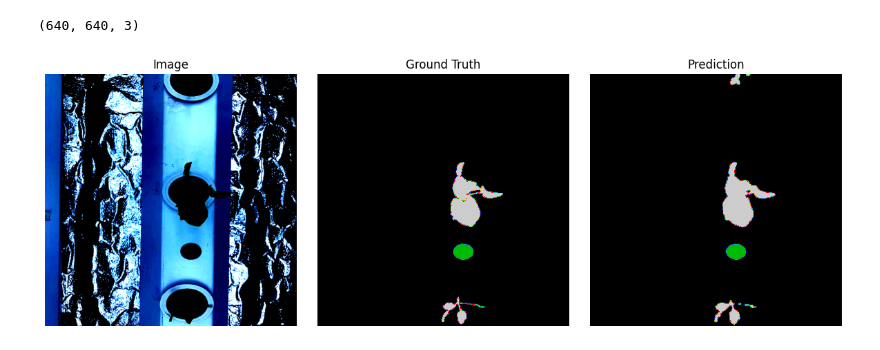
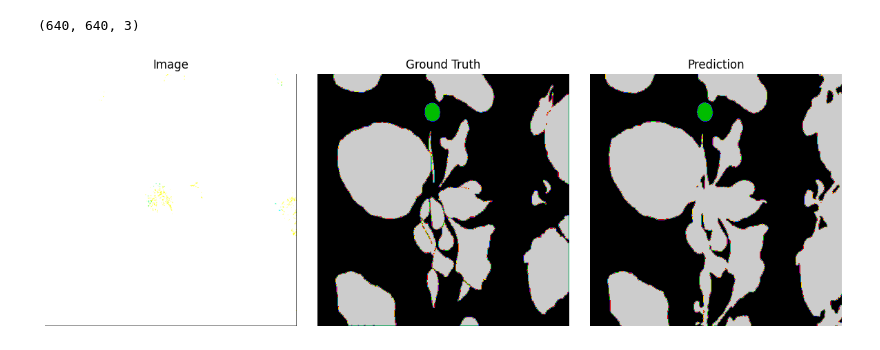
Before and after one commit to longluv1605/leaves-area, a Jupyter notebook: spinach-leaf-pretrained.ipynb, the cells around one changed output. Saved outputs shown, nothing was run; the diff lists cells and outputs as text; code cells hidden in the pictures.

```diff
--- a/spinach-leaf-pretrained.ipynb
+++ b/spinach-leaf-pretrained.ipynb
@@ -52,8 +52,8 @@ class SegmentationDataset(Dataset):
 
         if self.transform:
             augmented = self.transform(image=image, mask=mask)
-            image = augmented['image']
-            mask = augmented['mask']
+            image = augmented['image'].float()
+            mask = augmented['mask'].long()
 
         return image, mask.long()
 # %%
@@ -63,26 +63,26 @@ def get_transforms():
         A.RandomRotate90(p=0.5),
         A.ElasticTransform(p=0.3),
         A.GridDistortion(p=0.3),
-        A.Normalize(mean=(0.485, 0.456, 0.406),
-                    std=(0.229, 0.224, 0.225)),
+        # A.Normalize(mean=(0.485, 0.456, 0.406),
+        #             std=(0.229, 0.224, 0.225)),
         ToTensorV2(),
     ])
 
 
 train_dataset = SegmentationDataset(
-    image_dir='/kaggle/input/spinach-leaf-area/spinach-leaf.v1i.png-mask-semantic/images/train',
-    mask_dir='/kaggle/input/spinach-leaf-area/spinach-leaf.v1i.png-mask-semantic/masks/train',
+    image_dir='/kaggle/input/spinach-leaf-area/spinach/images/train',
+    mask_dir='/kaggle/input/spinach-leaf-area/spinach/masks/train',
     transform=get_transforms()
 )
 
 val_dataset = SegmentationDataset(
-    image_dir='/kaggle/input/spinach-leaf-area/spinach-leaf.v1i.png-mask-semantic/images/val',
-    mask_dir='/kaggle/input/spinach-leaf-area/spinach-leaf.v1i.png-mask-semantic/masks/val',
+    image_dir='/kaggle/input/spinach-leaf-area/spinach/images/val',
+    mask_dir='/kaggle/input/spinach-leaf-area/spinach/masks/val',
     transform=get_transforms()
 )
 
-train_loader = DataLoader(train_dataset, batch_size=2, shuffle=True, num_workers=4)
-val_loader = DataLoader(val_dataset, batch_size=2, shuffle=False, num_workers=4)
+train_loader = DataLoader(train_dataset, batch_size=4, shuffle=True, num_workers=4)
+val_loader = DataLoader(val_dataset, batch_size=4, shuffle=False, num_workers=4)
 # %%
 model = smp.DeepLabV3Plus(
     encoder_name="resnet101",
@@ -90,7 +90,7 @@ model = smp.DeepLabV3Plus(
     in_channels=3,
     classes=3
 )
-# model = nn.DataParallel(model)
+model = nn.DataParallel(model)
 # %%
 device = torch.device("cuda" if torch.cuda.is_available() else "cpu")
 model.to(device)
@@ -218,28 +266,28 @@ torch.save(model.state_dict(), 'best_model.pth')
 # %%
 def visualize_prediction(model, dataset, idx=0):
     model.eval()
     image, true_mask = dataset[idx]
     with torch.no_grad():
         pred_mask = model(image.unsqueeze(0).to(device))
         pred_mask = torch.argmax(pred_mask.squeeze(), dim=0).cpu().numpy()
 
     image_np = image.permute(1, 2, 0).numpy()
     true_mask = true_mask.numpy()
     print(image_np.shape)
 
     fig, axs = plt.subplots(1, 3, figsize=(12, 4))
     axs[0].imshow(image_np)
     axs[0].set_title("Image")
     axs[1].imshow(true_mask, cmap='nipy_spectral')
     axs[1].set_title("Ground Truth")
     axs[2].imshow(pred_mask, cmap='nipy_spectral')
     axs[2].set_title("Prediction")
     for ax in axs:
         ax.axis('off')
     plt.tight_layout()
     plt.show()
 
-visualize_prediction(model, val_dataset, idx=1)
+visualize_prediction(model, train_dataset, idx=1)
 # %% [output]
 (640, 640, 3)
-[figure, old version]
+[figure, new version]
```
Also changed, not shown: parts of 4 cells of this notebook.
